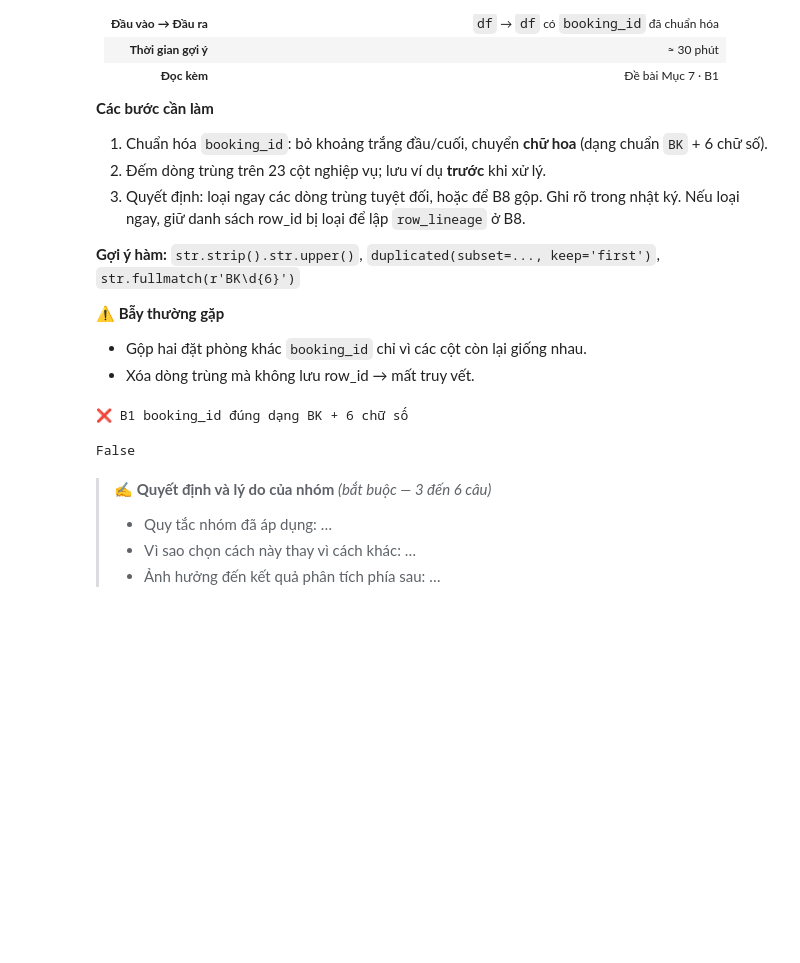
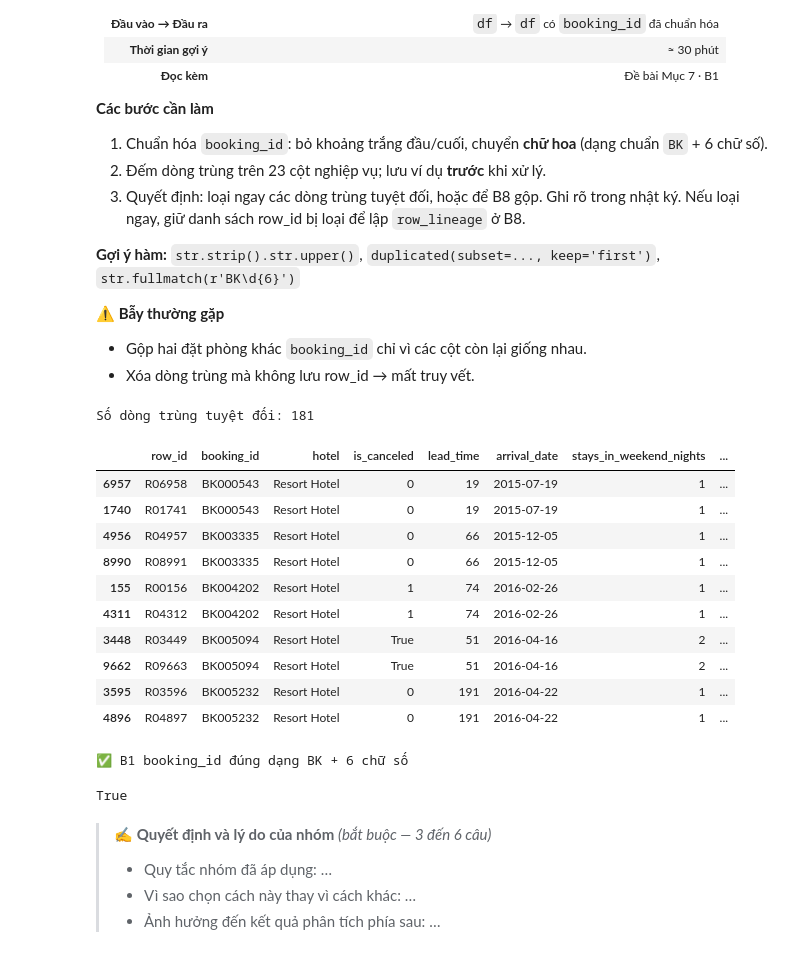
Before and after one commit to hanhathuy/hotel-booking-analysis, a Jupyter notebook: hotel_student_starter.ipynb, the cells around one changed output. Drawn from its saved outputs; the diff is of its cells as text; code cells hidden in the pictures; blank space fills up the shorter version.

```diff
--- a/hotel_student_starter.ipynb
+++ b/hotel_student_starter.ipynb
@@ -822,11 +822,34 @@ df: (10325, 24)
 - Xóa dòng trùng mà không lưu row_id → mất truy vết.
 # %%
 # TODO B1
+
+# Clean booking_id
+df['booking_id']= df['booking_id'].str.strip().str.upper()
+
+business_cols = [col for col in df.columns if col != 'row_id']
+number_of_duplicates = df.duplicated(subset=business_cols).sum()
+print(f"Số dòng trùng tuyệt đối: {number_of_duplicates}")
+
+duplicate_samples = df[df.duplicated(subset=business_cols, keep=False)].sort_values(by='booking_id').head(10)
+duplicate_samples
+# %% [output]
+Số dòng trùng tuyệt đối: 181
+|  | row_id | booking_id | hotel | is_canceled | lead_time | arrival_date | stays_in_weekend_nights | ... |
+| 6957 | R06958 | BK000543 | Resort Hotel | 0 | 19 | 2015-07-19 | 1 | ... |
+| 1740 | R01741 | BK000543 | Resort Hotel | 0 | 19 | 2015-07-19 | 1 | ... |
+| 4956 | R04957 | BK003335 | Resort Hotel | 0 | 66 | 2015-12-05 | 1 | ... |
+| 8990 | R08991 | BK003335 | Resort Hotel | 0 | 66 | 2015-12-05 | 1 | ... |
+| 155 | R00156 | BK004202 | Resort Hotel | 1 | 74 | 2016-02-26 | 1 | ... |
+| 4311 | R04312 | BK004202 | Resort Hotel | 1 | 74 | 2016-02-26 | 1 | ... |
+| 3448 | R03449 | BK005094 | Resort Hotel | True | 51 | 2016-04-16 | 2 | ... |
+| 9662 | R09663 | BK005094 | Resort Hotel | True | 51 | 2016-04-16 | 2 | ... |
+| 3595 | R03596 | BK005232 | Resort Hotel | 0 | 191 | 2016-04-22 | 1 | ... |
+| 4896 | R04897 | BK005232 | Resort Hotel | 0 | 191 | 2016-04-22 | 1 | ... |
 # %%
 check('B1 booking_id đúng dạng BK + 6 chữ số', lambda: df['booking_id'].str.fullmatch(r'BK\d{6}').all())
 # %% [output]
-❌ B1 booking_id đúng dạng BK + 6 chữ số
+✅ B1 booking_id đúng dạng BK + 6 chữ số
-False
+True
 # %% [markdown]
 > **✍️ Quyết định và lý do của nhóm** *(bắt buộc — 3 đến 6 câu)*
 >
```
